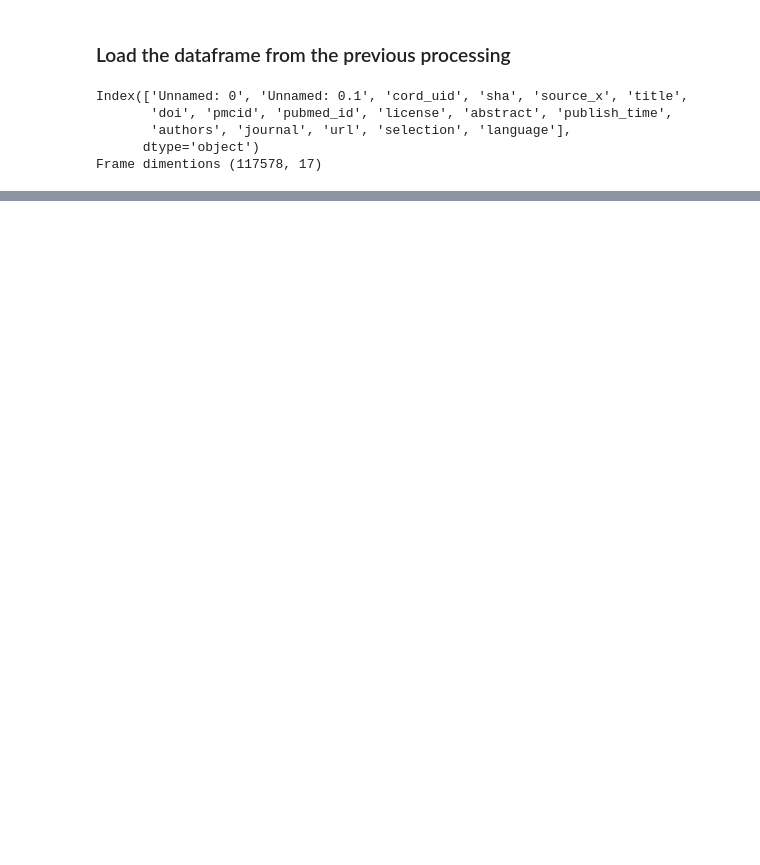
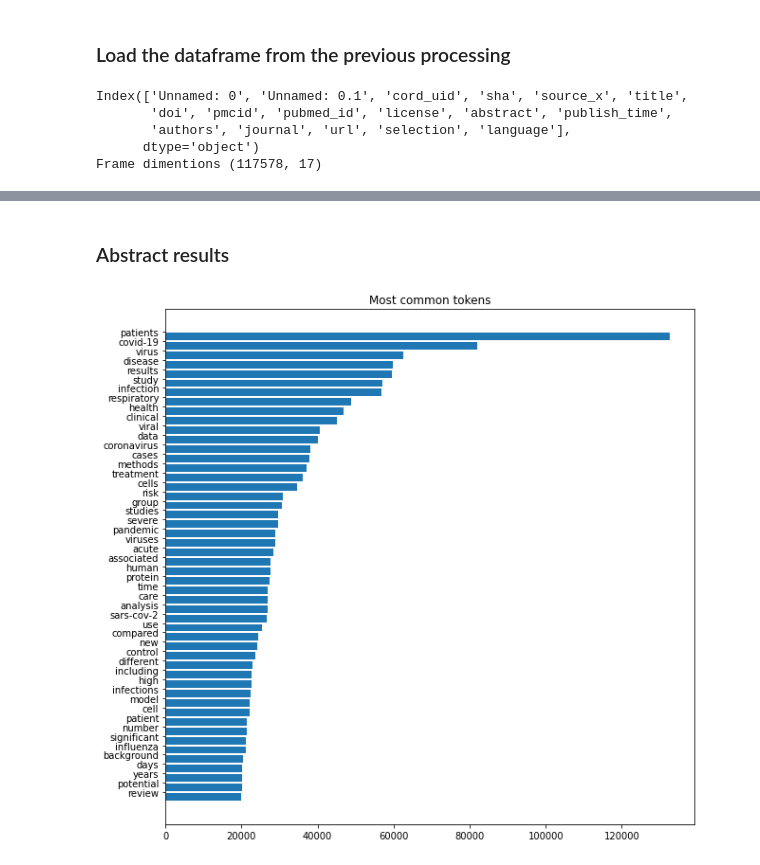
Before and after one commit to dantohe/Springboard, a Jupyter notebook: capstone/02_preparing_cleaningup_data.ipynb, the cells around one changed output, grey strips where cells are left out. Cells and saved outputs as stored; diff of their text form; code cells hidden in the pictures; blank space fills up the shorter version.

```diff
--- a/capstone/02_preparing_cleaningup_data.ipynb
+++ b/capstone/02_preparing_cleaningup_data.ipynb
@@ -158,0 +201,7 @@ word_bar_graph_function(metadata,column='cleand_text', title='Most common tokens
+# %% [markdown]
+### Abstract results
+# %%
+plt.figure(figsize=(10,10))
+word_bar_graph_function(metadata,column='abstract_processed', title='Most common tokens')
+# %% [output]
+[figure, added]
```
Also changed, not shown: parts of 24 cells of this notebook.
